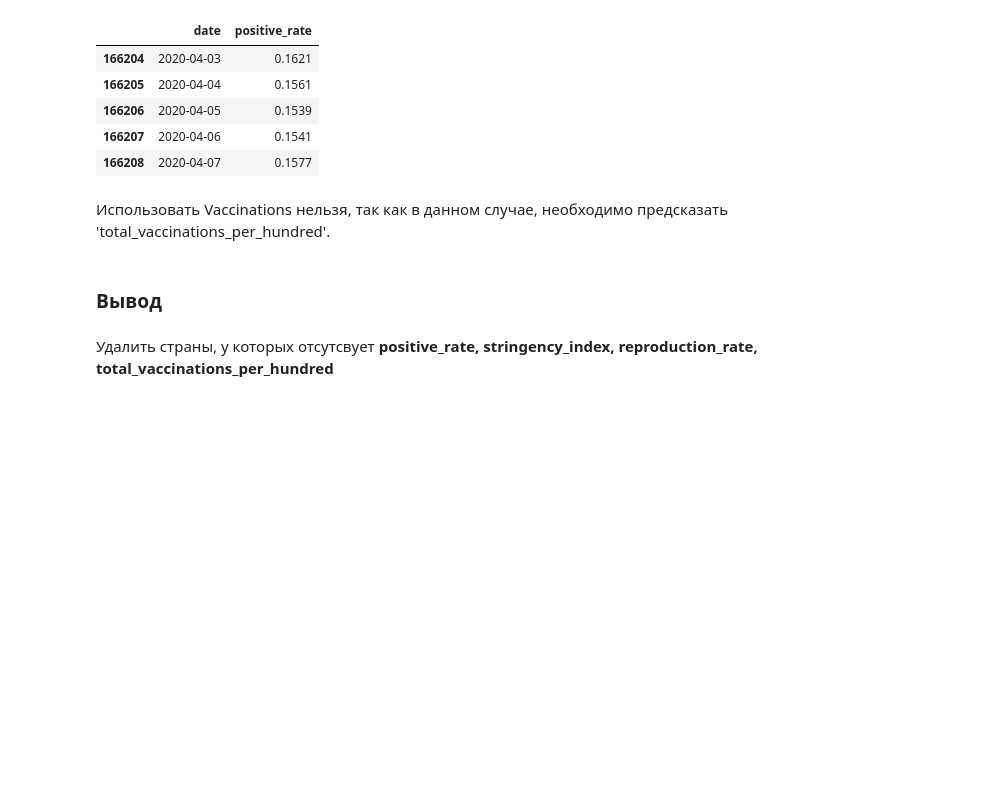
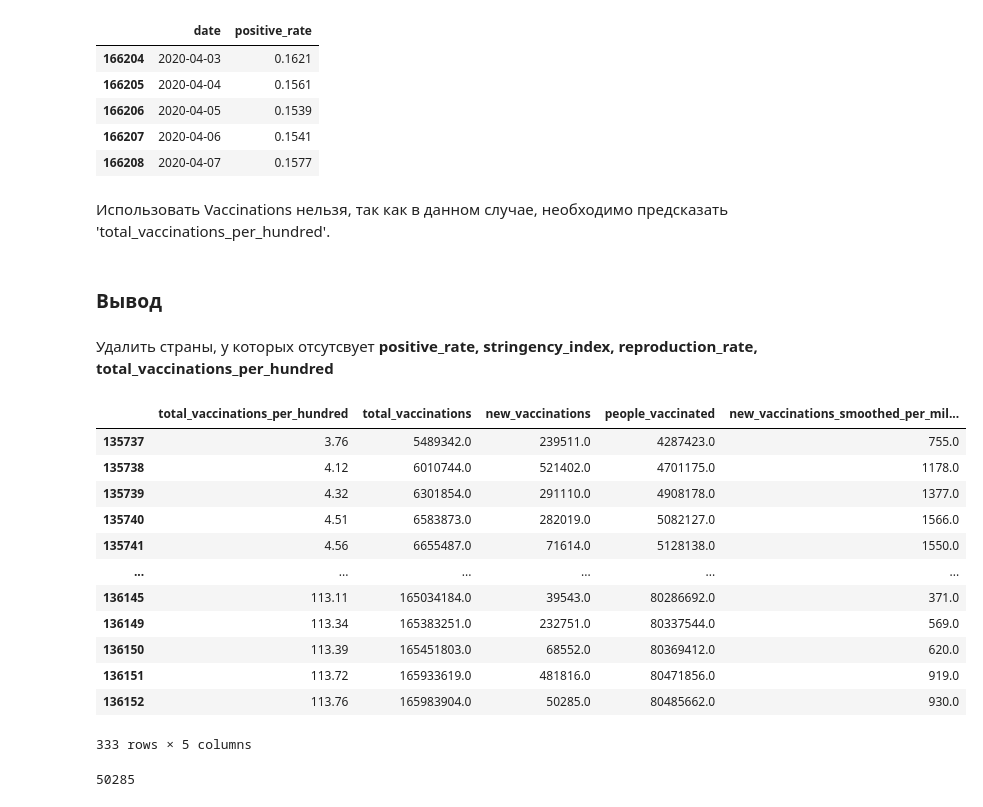
Before and after one commit to AraKchrUser/WS2022, a Jupyter notebook: project2/Session1.2.ipynb, the cells around one changed output. Cells and saved outputs as stored; diff of their text form; code cells hidden in the pictures; blank space fills up the shorter version.

```diff
--- a/project2/Session1.2.ipynb
+++ b/project2/Session1.2.ipynb
@@ -196,3 +196,25 @@ data[data.location=='Turkey'][['date', 'positive_rate']].dropna().head()
 Удалить страны, у которых отсутсвует **positive_rate, stringency_index, reproduction_rate, total_vaccinations_per_hundred**
 # %%
 # Преобразование датасета
+# %%
+data[data.location=='Russia'][
+    ['total_vaccinations_per_hundred', 'total_vaccinations', 'new_vaccinations',
+     'people_vaccinated', 'new_vaccinations_smoothed_per_million']].dropna()
+# %% [output]
+|  | total_vaccinations_per_hundred | total_vaccinations | new_vaccinations | people_vaccinated | new_vaccinations_smoothed_per_mil... |
+| 135737 | 3.76 | 5489342.0 | 239511.0 | 4287423.0 | 755.0 |
+| 135738 | 4.12 | 6010744.0 | 521402.0 | 4701175.0 | 1178.0 |
+| 135739 | 4.32 | 6301854.0 | 291110.0 | 4908178.0 | 1377.0 |
+| 135740 | 4.51 | 6583873.0 | 282019.0 | 5082127.0 | 1566.0 |
+| 135741 | 4.56 | 6655487.0 | 71614.0 | 5128138.0 | 1550.0 |
+| ... | ... | ... | ... | ... | ... |
+| 136145 | 113.11 | 165034184.0 | 39543.0 | 80286692.0 | 371.0 |
+| 136149 | 113.34 | 165383251.0 | 232751.0 | 80337544.0 | 569.0 |
+| 136150 | 113.39 | 165451803.0 | 68552.0 | 80369412.0 | 620.0 |
+| 136151 | 113.72 | 165933619.0 | 481816.0 | 80471856.0 | 919.0 |
+| 136152 | 113.76 | 165983904.0 | 50285.0 | 80485662.0 | 930.0 |
+333 rows × 5 columns
+# %%
+165983904 - 165933619
+# %% [output]
+50285
```
